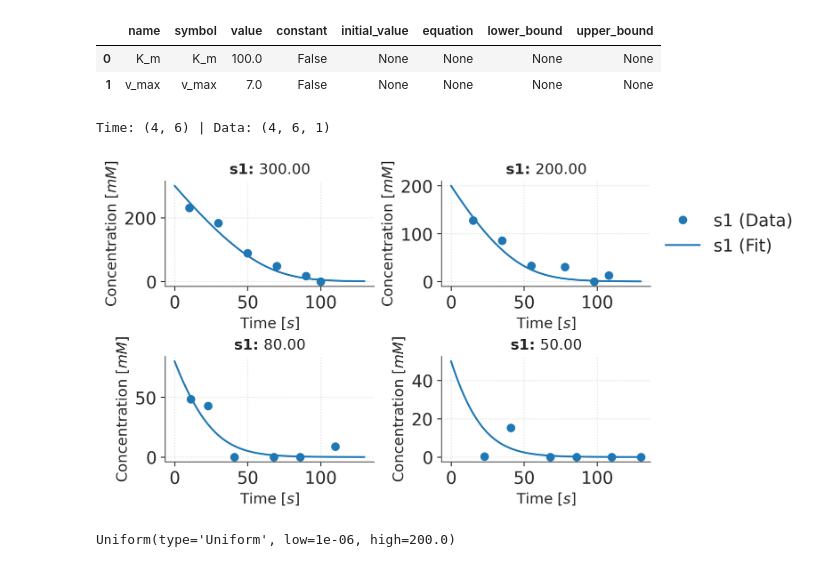
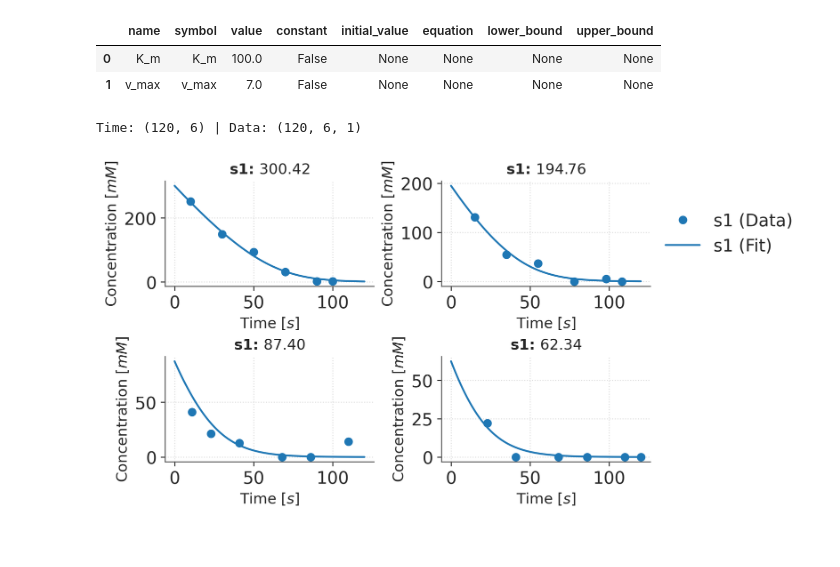
Before and after one commit to JR-1991/Catalax, a Jupyter notebook: examples/MCMC.ipynb, the cells around one changed output. Drawn from its saved outputs; the diff is of its cells as text; code cells hidden in the pictures.

Commit message:
Updated examples

```diff
--- a/examples/MCMC.ipynb
+++ b/examples/MCMC.ipynb
@@ -18,6 +15,6 @@ jax.config.update("jax_enable_x64", True)
 # %%
 # Initialize the model
-model = Model(name="Simple menten model")
+model = ctx.Model(name="Simple menten model")
 
 # Add species
 model.add_species("s1")
@@ -29,6 +26,9 @@ model.add_ode("s1", "- (v_max * s1) / ( K_m + s1)")
 model.parameters.v_max.value = 7.0
 model.parameters.K_m.value = 100.0
 
+# Save the model
+model.save("./models/", "menten_model")
+
 model
 # %% [output]
 Model summary
@@ -38,60 +38,36 @@ $\displaystyle \frac{d}{d t} s_{1} = - \frac{s_{1} v_{max}}{K_{m} + s_{1}}$
 |  | name | symbol | value | constant | initial_value | equation | lower_bound | upper_bound |
 | 0 | K_m | K_m | 100.0 | False | None | None | None | None |
 | 1 | v_max | v_max | 7.0 | False | None | None | None | None |
-# %%
-# Generate irregular time series data
-# from a simple menten model
-
-# Data is sampled at different time points
-# and also not at zero to reflect realistic
-# scenarios
-time = jnp.array([
-    [10, 30 ,50 ,70 ,90, 100],
-    [15, 35, 55, 78, 98, 108],
-    [11, 23, 41 , 68, 86, 110],
-    [23, 41, 68, 86, 110, 130],
-])
-
-# Set initial conditions above and below the
-# true Km value for the sake of the example
-initial_conditions = [
-    {"s1": 300.0},
-    {"s1": 200.0},
-    {"s1": 80.0},
-    {"s1": 50.0},
-]
-
-time, data = model.simulate(
-    initial_conditions=initial_conditions,
-    dt0=0.1, saveat=time, in_axes=(0, None, 0)
-)
-
-# Add some noise for realism
-# data = np.random.normal(data, 1.0).clip(min=0)
-data = np.random.normal(data, 15.0).clip(min=0) # Uncomment to add more noise
-
-print(f"Time: {time.shape} | Data: {data.shape}")
-# %% [output]
-Time: (4, 6) | Data: (4, 6, 1)
+# %%
+# Load data
+data = jnp.load("./data/data.npy")
+time = jnp.load("./data/time.npy")
+initial_conditions = json.load(open("./data/initial_conditions.json", "r"))
+
+# Corrup the data to receive higher uncertainties
+data = np.random.normal(data, 15.0).clip(min=0)
+
+print(f"Time: {time.shape} | Data: {data.shape}")
+# %% [output]
+Time: (120, 6) | Data: (120, 6, 1)
 # %%
-f = visualize(
+f = ctx.visualize(
     model=model,
-    data=data,
-    times=time,
-    initial_conditions=initial_conditions,
+    data=data[:4],
+    times=time[:4],
+    initial_conditions=initial_conditions[:4],
     figsize=(4,2),
 )
 # %% [output]
-[figure, old version]
+[figure, new version]
 # %%
-from catalax.mcmc import priors
-
 # Define Priors
-model.parameters.v_max.prior = priors.Uniform(low=1e-6, high=200.0)
-model.parameters.K_m.prior = priors.Uniform(low=1e-6, high=1e3)
+model.parameters.v_max.prior = cmc.priors.Uniform(low=1e-6, high=200.0)
+model.parameters.K_m.prior = cmc.priors.Uniform(low=1e-6, high=1e3)
 
 model.parameters.v_max.prior
+
+# Save the model and its priors
+model.save("./models/", "menten_model_w_priors")
-# %% [output]
-Uniform(type='Uniform', low=1e-06, high=200.0)
 # %%
 # Perform MCMC simulation
```
Also changed, not shown: parts of 7 cells of this notebook, 13 other files.
